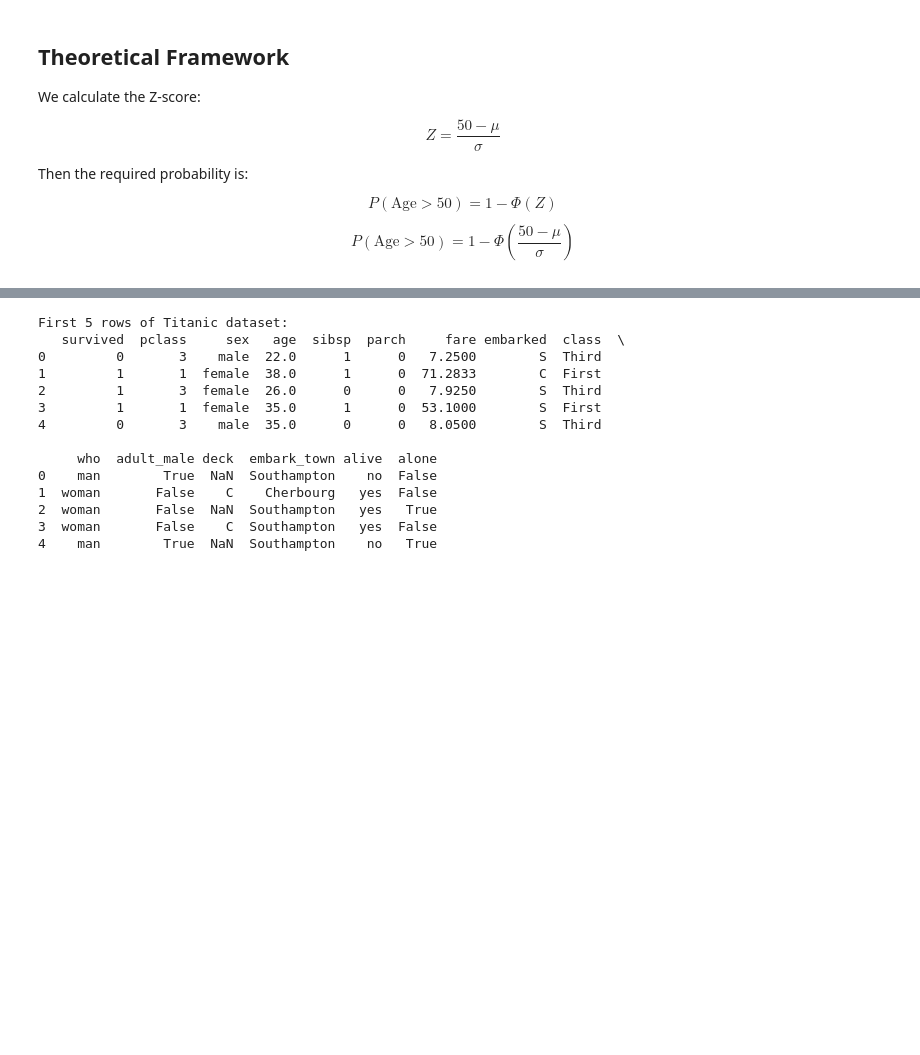
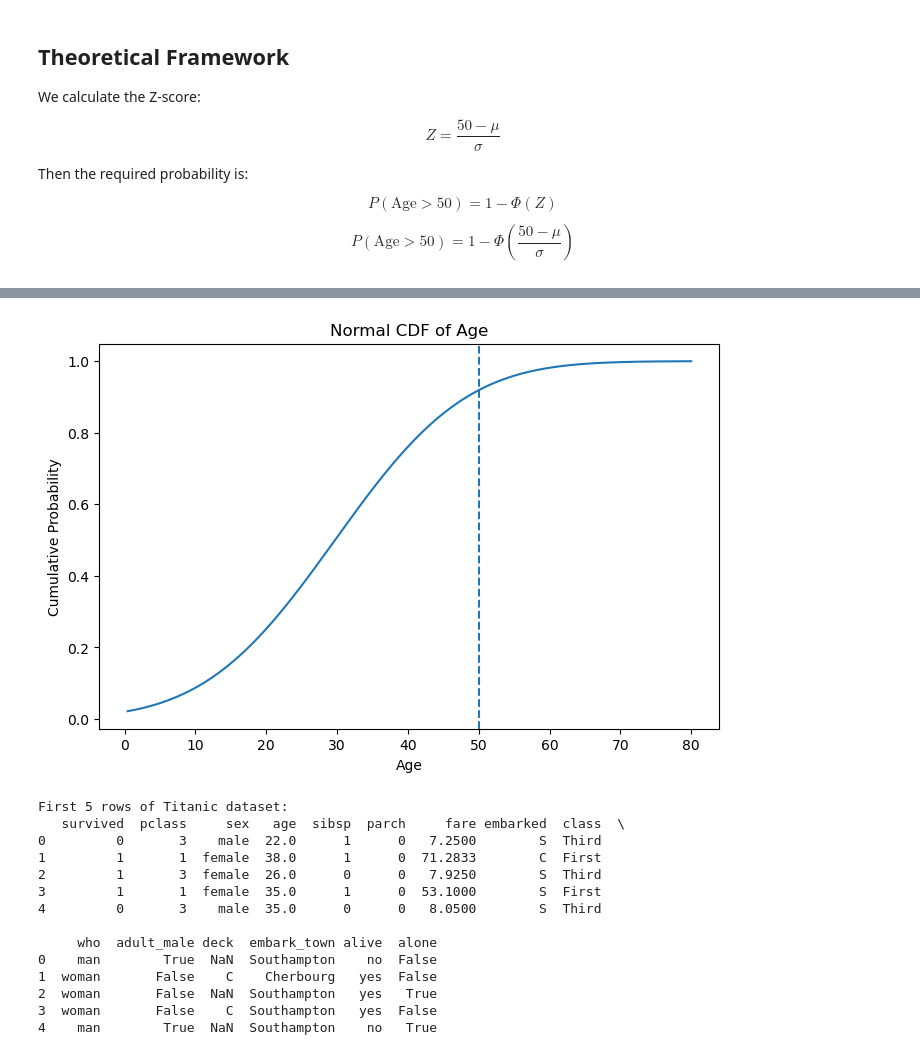
Before and after one commit to xploramit/Econometrics-using-python, a Jupyter notebook: Econometrics.ipynb, the cells around one changed output, grey strips where cells are left out. Drawn from its saved outputs; the diff is of its cells as text; code cells hidden in the pictures; blank space fills up the shorter version.

```diff
--- a/Econometrics.ipynb
+++ b/Econometrics.ipynb
@@ -1151,3 +1189,19 @@ $$
+# %%
+# Compute CDF
+cdf = norm.cdf(x, mu, sigma)
+
+plt.figure(figsize=(8,5))
+
+plt.plot(x, cdf)
+plt.axvline(50, linestyle='--')
+
+plt.title("Normal CDF of Age")
+plt.xlabel("Age")
+plt.ylabel("Cumulative Probability")
+
+plt.show()
+# %% [output]
+[figure, added]
 # %%
 # ============================================
 # Titanic Dataset: Probability that Age > 50
```
Also changed, not shown: parts of 1 cell of this notebook.
